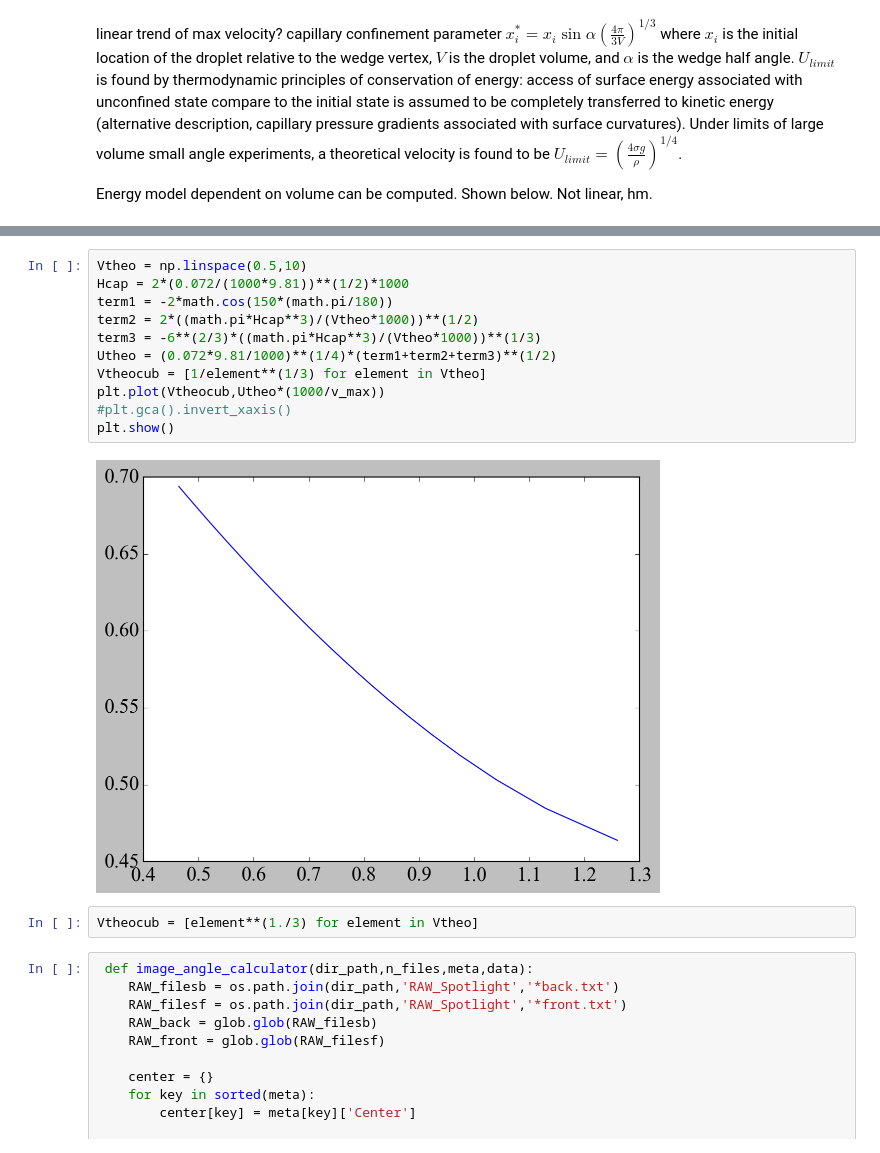
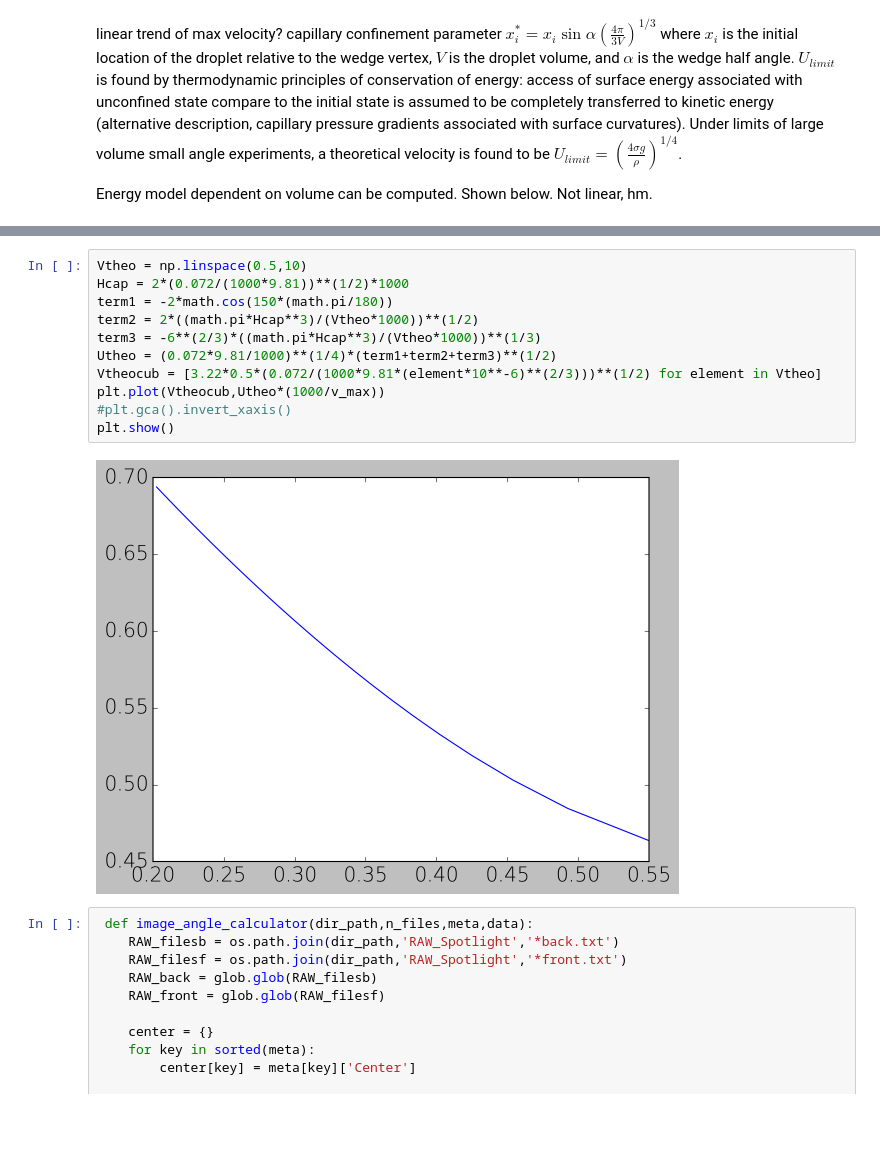
Before and after one commit to loganjt/DropletJumpWedge, a Jupyter notebook: Repos_Data/plotter_notebook.ipynb, the cells around one changed output, grey strips where cells are left out. Saved outputs shown, nothing was run; the diff lists cells and outputs as text; blank space fills up the shorter version.

```diff
--- a/Repos_Data/plotter_notebook.ipynb
+++ b/Repos_Data/plotter_notebook.ipynb
@@ -392,18 +410,16 @@ Energy model dependent on volume can be computed. Shown below. Not linear, hm.
 # %%
 Vtheo = np.linspace(0.5,10)
 Hcap = 2*(0.072/(1000*9.81))**(1/2)*1000
 term1 = -2*math.cos(150*(math.pi/180))
 term2 = 2*((math.pi*Hcap**3)/(Vtheo*1000))**(1/2)
 term3 = -6**(2/3)*((math.pi*Hcap**3)/(Vtheo*1000))**(1/3)
 Utheo = (0.072*9.81/1000)**(1/4)*(term1+term2+term3)**(1/2)
-Vtheocub = [1/element**(1/3) for element in Vtheo]
+Vtheocub = [3.22*0.5*(0.072/(1000*9.81*(element*10**-6)**(2/3)))**(1/2) for element in Vtheo]
 plt.plot(Vtheocub,Utheo*(1000/v_max))
 #plt.gca().invert_xaxis()
 plt.show()
 # %% [output]
-[figure, old version]
+[figure, new version]
-# %%
-Vtheocub = [element**(1./3) for element in Vtheo]
 # %%
  def image_angle_calculator(dir_path,n_files,meta,data):
     RAW_filesb = os.path.join(dir_path,'RAW_Spotlight','*back.txt')
```
Also changed, not shown: parts of 10 cells of this notebook, 2 other files.
